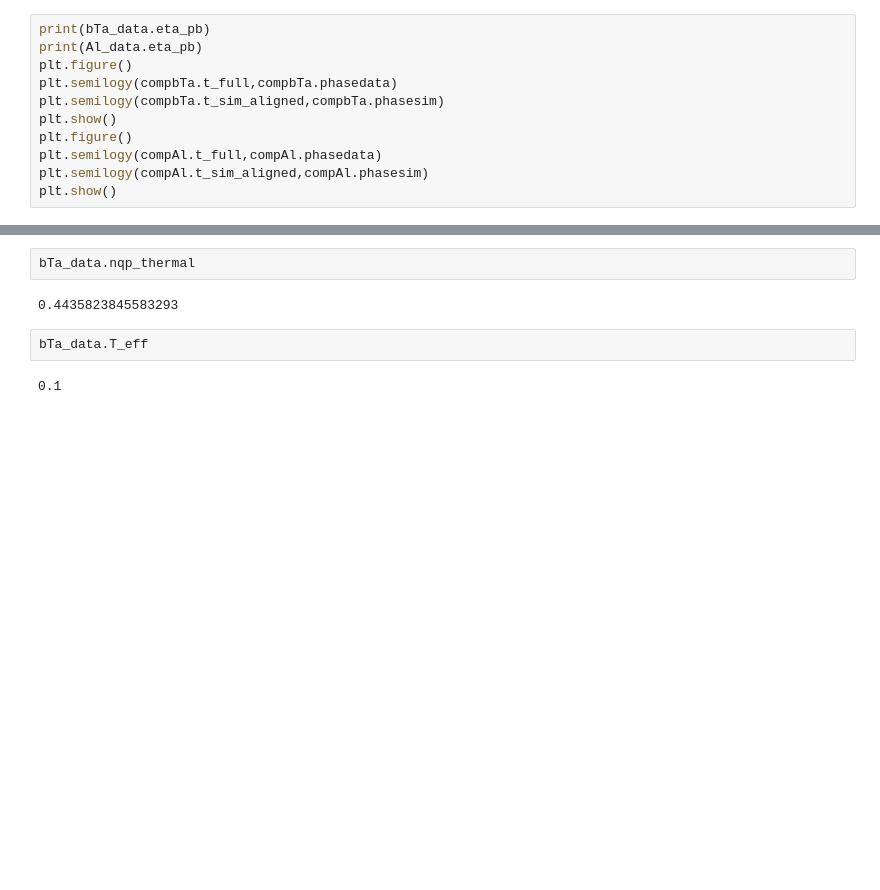
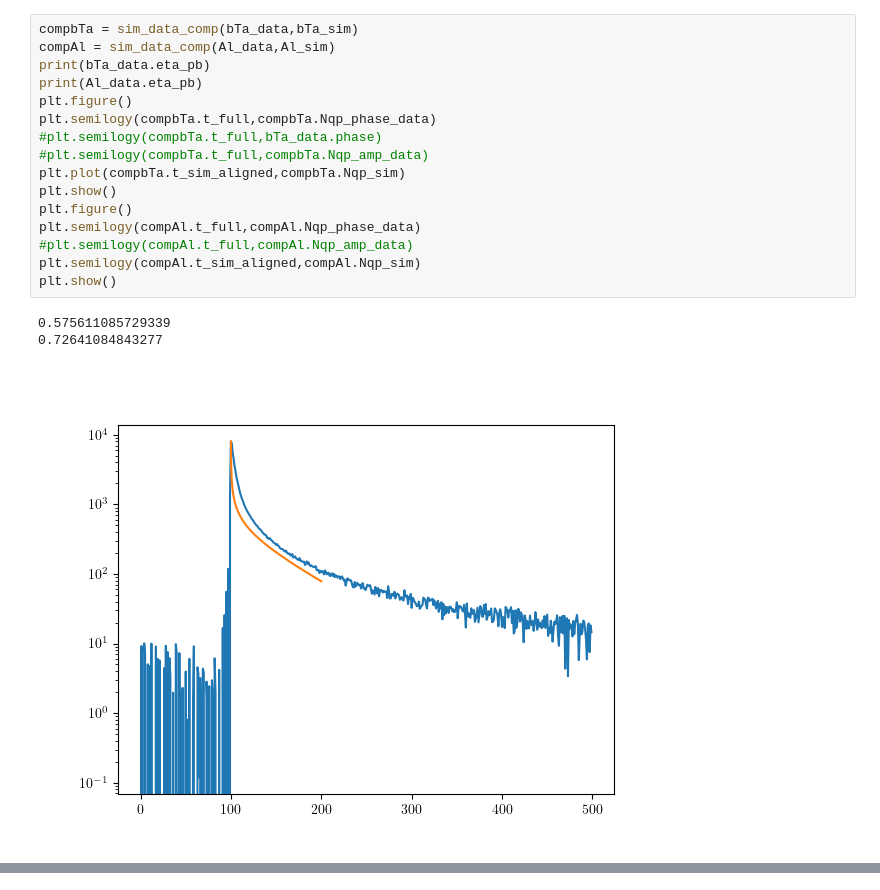
Before and after one commit to 10483/MTP, a Jupyter notebook: FVSimulation/Compare theory with data.ipynb, the cells around one changed output, grey strips where cells are left out. Drawn from its saved outputs; the diff is of its cells as text; blank space fills up the shorter version.

```diff
--- a/FVSimulation/Compare theory with data.ipynb
+++ b/FVSimulation/Compare theory with data.ipynb
@@ -50,11 +45,20 @@ compAl = sim_data_comp(Al_data,Al_sim)
 # %%
+compbTa = sim_data_comp(bTa_data,bTa_sim)
+compAl = sim_data_comp(Al_data,Al_sim)
 print(bTa_data.eta_pb)
 print(Al_data.eta_pb)
 plt.figure()
-plt.semilogy(compbTa.t_full,compbTa.phasedata)
-plt.semilogy(compbTa.t_sim_aligned,compbTa.phasesim)
+plt.semilogy(compbTa.t_full,compbTa.Nqp_phase_data)
+#plt.semilogy(compbTa.t_full,bTa_data.phase)
+#plt.semilogy(compbTa.t_full,compbTa.Nqp_amp_data)
+plt.plot(compbTa.t_sim_aligned,compbTa.Nqp_sim)
 plt.show()
 plt.figure()
-plt.semilogy(compAl.t_full,compAl.phasedata)
-plt.semilogy(compAl.t_sim_aligned,compAl.phasesim)
+plt.semilogy(compAl.t_full,compAl.Nqp_phase_data)
+#plt.semilogy(compAl.t_full,compAl.Nqp_amp_data)
+plt.semilogy(compAl.t_sim_aligned,compAl.Nqp_sim)
 plt.show()
+# %% [output]
+0.575611085729339
+0.72641084843277
+[figure, added]
@@ -61,8 +65,0 @@ plt.show()
-# %%
-bTa_data.nqp_thermal
-# %% [output]
-0.4435823845583293
-# %%
-bTa_data.T_eff
-# %% [output]
-0.1
```
Also changed, not shown: parts of 6 cells of this notebook, 8 other files.
